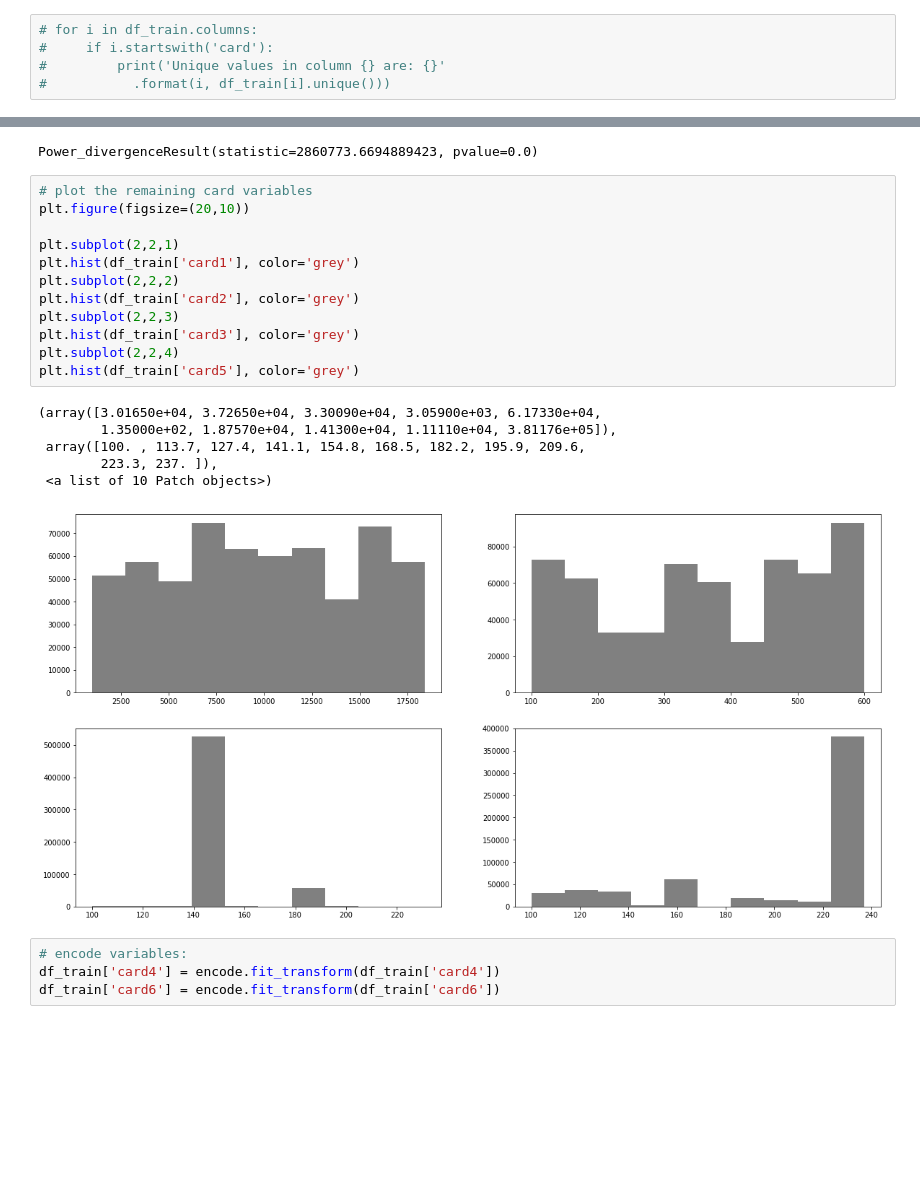
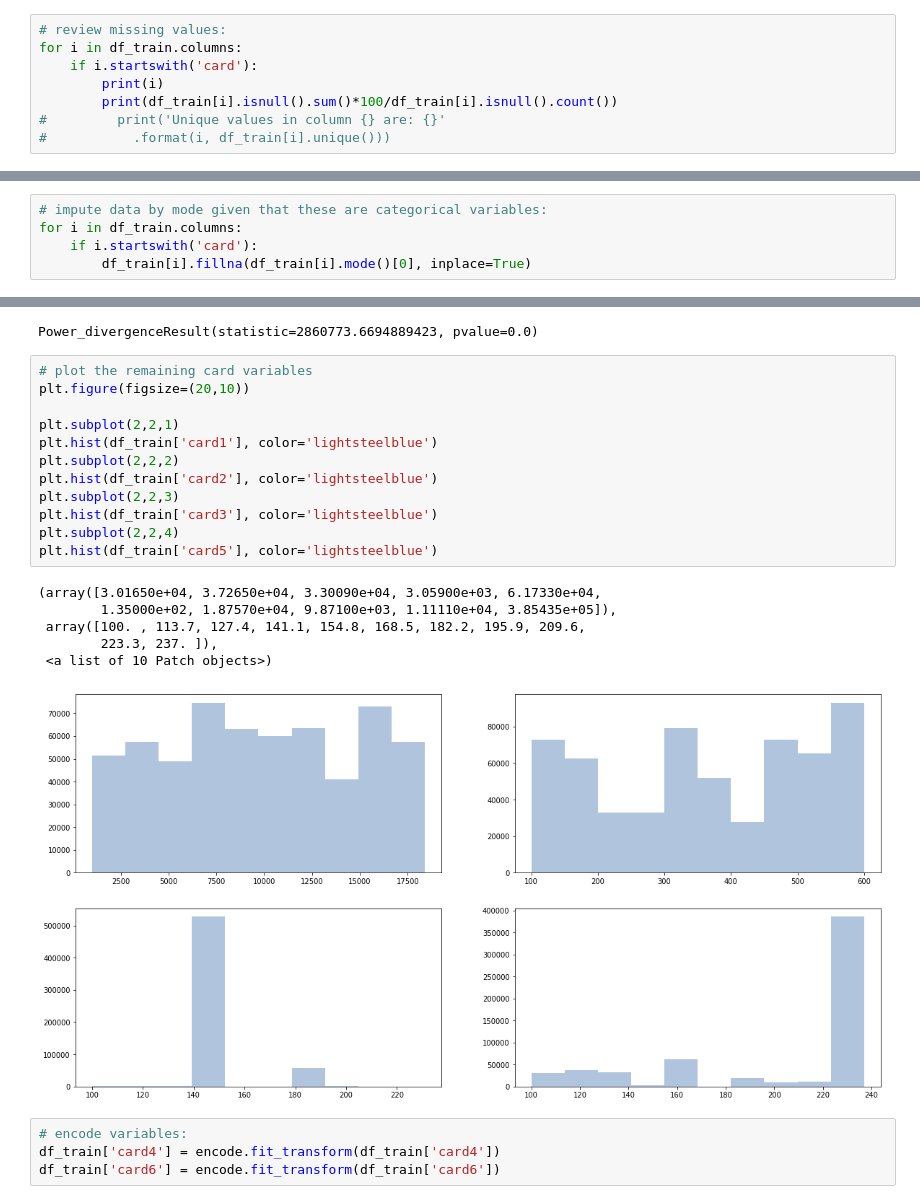
Before and after one commit to anikoloff/fraud_detection, a Jupyter notebook: fraud_detection_data_preparation.ipynb, the cells around one changed output, grey strips where cells are left out. Drawn from its saved outputs; the diff is of its cells as text; blank space fills up the shorter version.

```diff
--- a/fraud_detection_data_preparation.ipynb
+++ b/fraud_detection_data_preparation.ipynb
@@ -278,7 +283,10 @@ df_train['ProductCD'] = encode.fit_transform(df_train['ProductCD'])
 # %% [markdown]
 "card1 - card6: payment card information, such as card type, card category, issue bank, country, etc"
 # %%
-# for i in df_train.columns:
-#     if i.startswith('card'):
+# review missing values:
+for i in df_train.columns:
+    if i.startswith('card'):
+        print(i)
+        print(df_train[i].isnull().sum()*100/df_train[i].isnull().count())
 #         print('Unique values in column {} are: {}'
 #           .format(i, df_train[i].unique()))
@@ -285,2 +306,7 @@ df_train['ProductCD'] = encode.fit_transform(df_train['ProductCD'])
+# %%
+# impute data by mode given that these are categorical variables:
+for i in df_train.columns:
+    if i.startswith('card'):
+        df_train[i].fillna(df_train[i].mode()[0], inplace=True)
 # %%
 # plot card4
@@ -309,22 +335,22 @@ Power_divergenceResult(statistic=2860773.6694889423, pvalue=0.0)
 # %%
 # plot the remaining card variables
 plt.figure(figsize=(20,10))
 
 plt.subplot(2,2,1)
-plt.hist(df_train['card1'], color='grey')
+plt.hist(df_train['card1'], color='lightsteelblue')
 plt.subplot(2,2,2)
-plt.hist(df_train['card2'], color='grey')
+plt.hist(df_train['card2'], color='lightsteelblue')
 plt.subplot(2,2,3)
-plt.hist(df_train['card3'], color='grey')
+plt.hist(df_train['card3'], color='lightsteelblue')
 plt.subplot(2,2,4)
-plt.hist(df_train['card5'], color='grey')
+plt.hist(df_train['card5'], color='lightsteelblue')
 # %% [output]
 (array([3.01650e+04, 3.72650e+04, 3.30090e+04, 3.05900e+03, 6.17330e+04,
-        1.35000e+02, 1.87570e+04, 1.41300e+04, 1.11110e+04, 3.81176e+05]),
+        1.35000e+02, 1.87570e+04, 9.87100e+03, 1.11110e+04, 3.85435e+05]),
  array([100. , 113.7, 127.4, 141.1, 154.8, 168.5, 182.2, 195.9, 209.6,
         223.3, 237. ]),
  <a list of 10 Patch objects>)
-[figure, old version]
+[figure, new version]
 # %%
 # encode variables:
 df_train['card4'] = encode.fit_transform(df_train['card4'])
```
Also changed, not shown: parts of 53 cells of this notebook, 1 other file.
